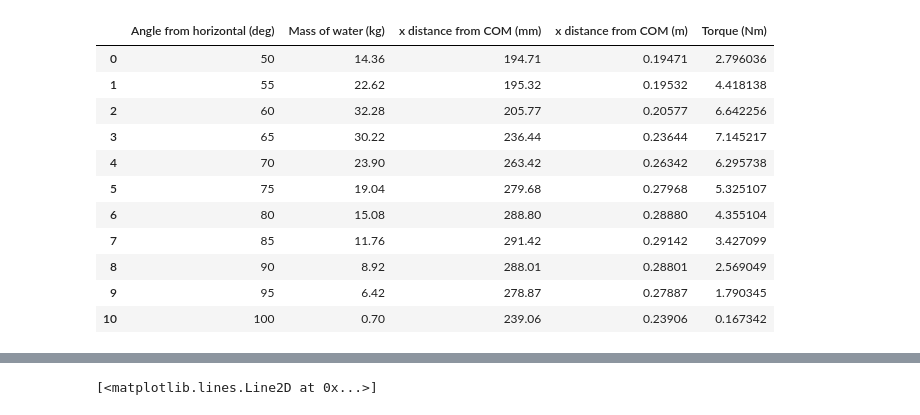
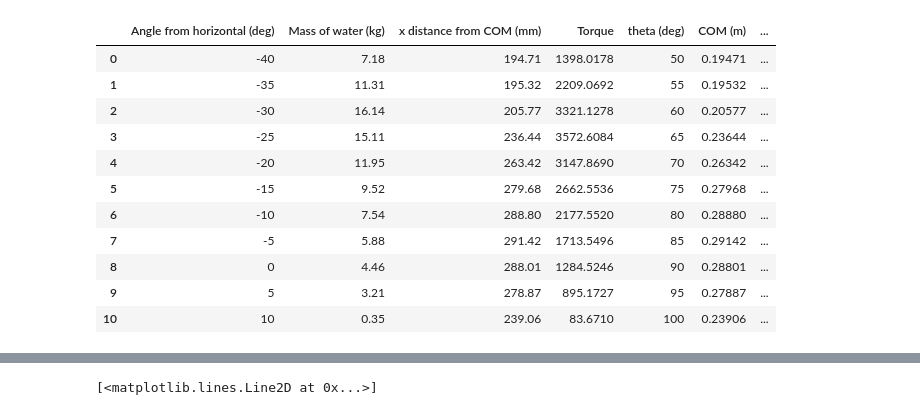
Before and after one commit to pilipb/DP4-code, a Jupyter notebook: water_mass.ipynb, the cells around one changed output, grey strips where cells are left out. Cells and saved outputs as stored; diff of their text form; code cells hidden in the pictures.

```diff
--- a/water_mass.ipynb
+++ b/water_mass.ipynb
@@ -5,33 +5,32 @@ import matplotlib.pyplot as plt
 # %%
 df = pd.read_csv('Test Data/water_mass.csv')
 
-# add 40 to the Angle from horizontal column
-df['Angle from horizontal (deg)'] = df['Angle from horizontal (deg)'] + 90
+# add 90 to the Angle from vertical column
+df['theta (deg)'] = df['Angle from horizontal (deg)'] + 90
 
 # divide x distance by 1000 to get m
-df['x distance from COM (m)'] = df['x distance from COM (mm)'] / 1000
+df['COM (m)'] = df['x distance from COM (mm)'] / 1000
 
 # times mass by 2
-df['Mass of water (kg)'] = df['Mass of water (kg)'] * 2
+df['mass (kg)'] = df['Mass of water (kg)'] * 2
 
 # remove Torque column
-df = df.drop(columns=['Torque'])
+# df = df.drop(columns=['Torque', 'Mass of water (kg)', 'Angle from horizontal (deg)', 'x distance from COM (mm)' ])
 
-df['Torque (Nm)'] = df['Mass of water (kg)'] * df['x distance from COM (m)']
 
 df.head(20)
 # %% [output]
-|  | Angle from horizontal (deg) | Mass of water (kg) | x distance from COM (mm) | x distance from COM (m) | Torque (Nm) |
-| 0 | 50 | 14.36 | 194.71 | 0.19471 | 2.796036 |
-| 1 | 55 | 22.62 | 195.32 | 0.19532 | 4.418138 |
-| 2 | 60 | 32.28 | 205.77 | 0.20577 | 6.642256 |
-| 3 | 65 | 30.22 | 236.44 | 0.23644 | 7.145217 |
-| 4 | 70 | 23.90 | 263.42 | 0.26342 | 6.295738 |
-| 5 | 75 | 19.04 | 279.68 | 0.27968 | 5.325107 |
-| 6 | 80 | 15.08 | 288.80 | 0.28880 | 4.355104 |
-| 7 | 85 | 11.76 | 291.42 | 0.29142 | 3.427099 |
-| 8 | 90 | 8.92 | 288.01 | 0.28801 | 2.569049 |
-| 9 | 95 | 6.42 | 278.87 | 0.27887 | 1.790345 |
-| 10 | 100 | 0.70 | 239.06 | 0.23906 | 0.167342 |
+|  | Angle from horizontal (deg) | Mass of water (kg) | x distance from COM (mm) | Torque | theta (deg) | COM (m) | ... |
+| 0 | -40 | 7.18 | 194.71 | 1398.0178 | 50 | 0.19471 | ... |
+| 1 | -35 | 11.31 | 195.32 | 2209.0692 | 55 | 0.19532 | ... |
+| 2 | -30 | 16.14 | 205.77 | 3321.1278 | 60 | 0.20577 | ... |
+| 3 | -25 | 15.11 | 236.44 | 3572.6084 | 65 | 0.23644 | ... |
+| 4 | -20 | 11.95 | 263.42 | 3147.8690 | 70 | 0.26342 | ... |
+| 5 | -15 | 9.52 | 279.68 | 2662.5536 | 75 | 0.27968 | ... |
+| 6 | -10 | 7.54 | 288.80 | 2177.5520 | 80 | 0.28880 | ... |
+| 7 | -5 | 5.88 | 291.42 | 1713.5496 | 85 | 0.29142 | ... |
+| 8 | 0 | 4.46 | 288.01 | 1284.5246 | 90 | 0.28801 | ... |
+| 9 | 5 | 3.21 | 278.87 | 895.1727 | 95 | 0.27887 | ... |
+| 10 | 10 | 0.35 | 239.06 | 83.6710 | 100 | 0.23906 | ... |
 # %%
 # convert the first column from degrees to radians
```
Also changed, not shown: parts of 2 cells of this notebook, 2 other files.
